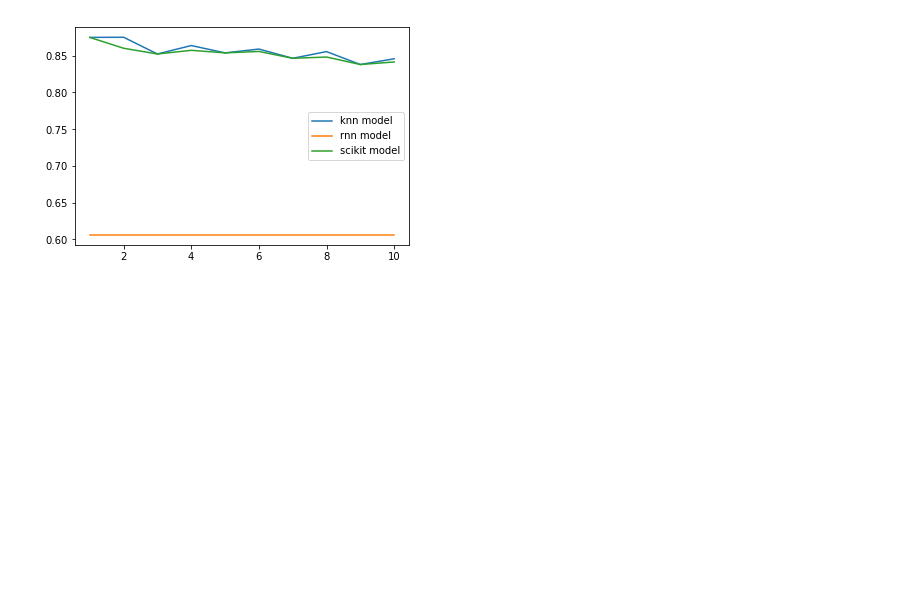
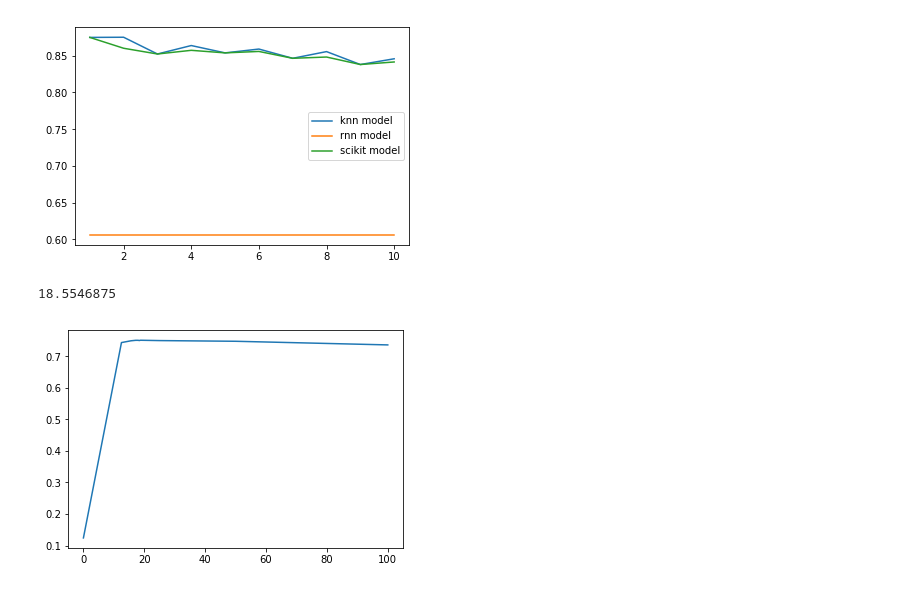
Before and after one commit to Vlad0922/ml_1_solutions, a Jupyter notebook: 1/Nearest.ipynb, the cells around one changed output. Saved outputs shown, nothing was run; the diff lists cells and outputs as text; code cells hidden in the pictures; blank space fills up the shorter version.

```diff
--- a/Nearest.ipynb
+++ b/1/Nearest.ipynb
@@ -46,6 +46,19 @@ class RNN_model(NearestModel):
     def _find_k_nearest(self, data, x, r):
         data = [(euclidian_distance(x, y), idx) for idx, y in enumerate(data) if euclidian_distance(x, y) <= r]
         return [(1/(1+v[0]), v[1]) for v in data]
+
+    def predict_one(self, value):
+        nearest = self._find_k_nearest(self.X, value, self.k)
+
+        if len(nearest) == 0:
+            return -1
+
+        weights = defaultdict(lambda : 0.)
+
+        for n in nearest:
+            weights[self.y[n[1]]] += n[0]
+
+        return max(weights, key=weights.get)
 # %%
 def leave_one_out(model, X, y):
     correct = 0
@@ -135,3 +148,37 @@ LOO for with k=8
 LOO for with k=9
 LOO for with k=10
 [figure]
+# %%
+def find_radius_(X, y, lower, upper, lower_res, upper_res, radius_res):
+    mid = lower + (upper-lower)/2
+    if upper - lower < 0.5:
+        return mid
+
+    model = RNN_model(mid)
+    mid_res = leave_one_out(model, X, y)
+
+    radius_res.append((mid, mid_res))
+
+    if mid_res < upper_res:
+        return find_radius_(X, y, mid, upper, mid_res, upper_res, radius_res)
+    else:
+        return find_radius_(X, y, lower, mid, lower_res, mid_res, radius_res)
+
+def find_radius(X, y, lower, upper):
+    lower = float(lower)
+    upper = float(upper)
+
+    lower_res = leave_one_out(RNN_model(lower), X, y)
+    upper_res = leave_one_out(RNN_model(upper), X, y)
+
+    radius_res = [(lower, lower_res),(upper, upper_res)]
+    res = find_radius_(X, y, lower, upper, lower_res, upper_res, radius_res)
+    radius_res = sorted(radius_res, key=lambda x: x[0])
+
+    plt.plot([x[0] for x in radius_res], [x[1] for x in radius_res])
+    return res
+# %%
+find_radius(X, y, 0., 100.)
+# %% [output]
+18.5546875
+[figure, added]
```
Also changed, not shown: 2 other files.
